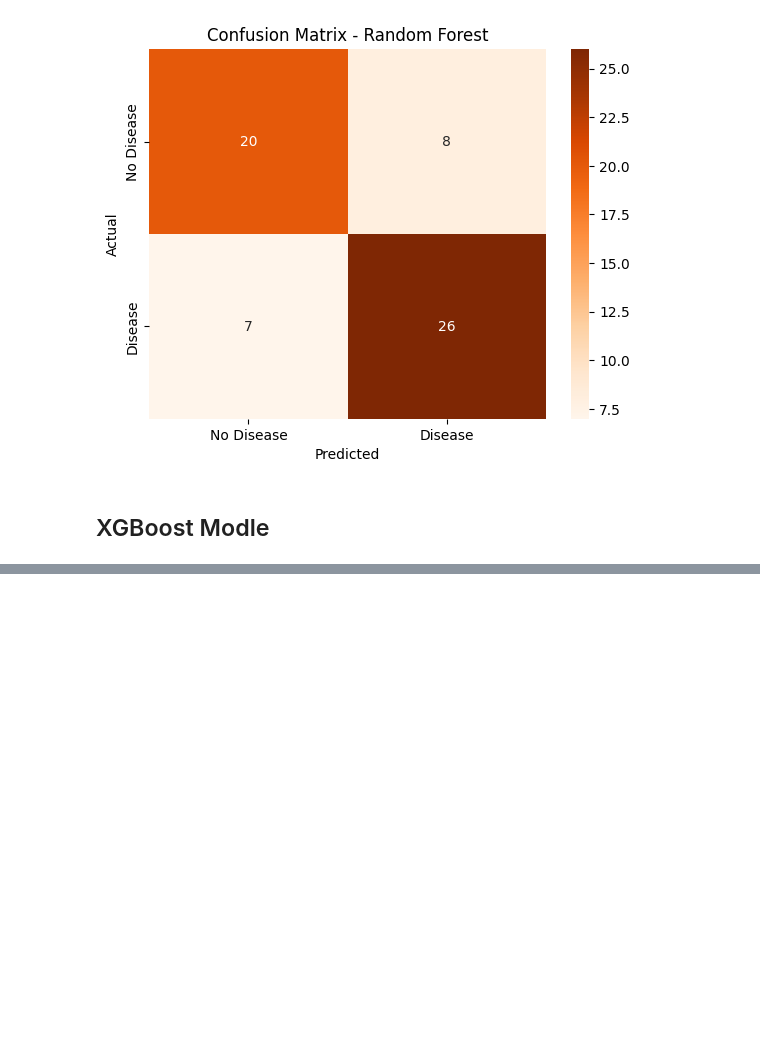
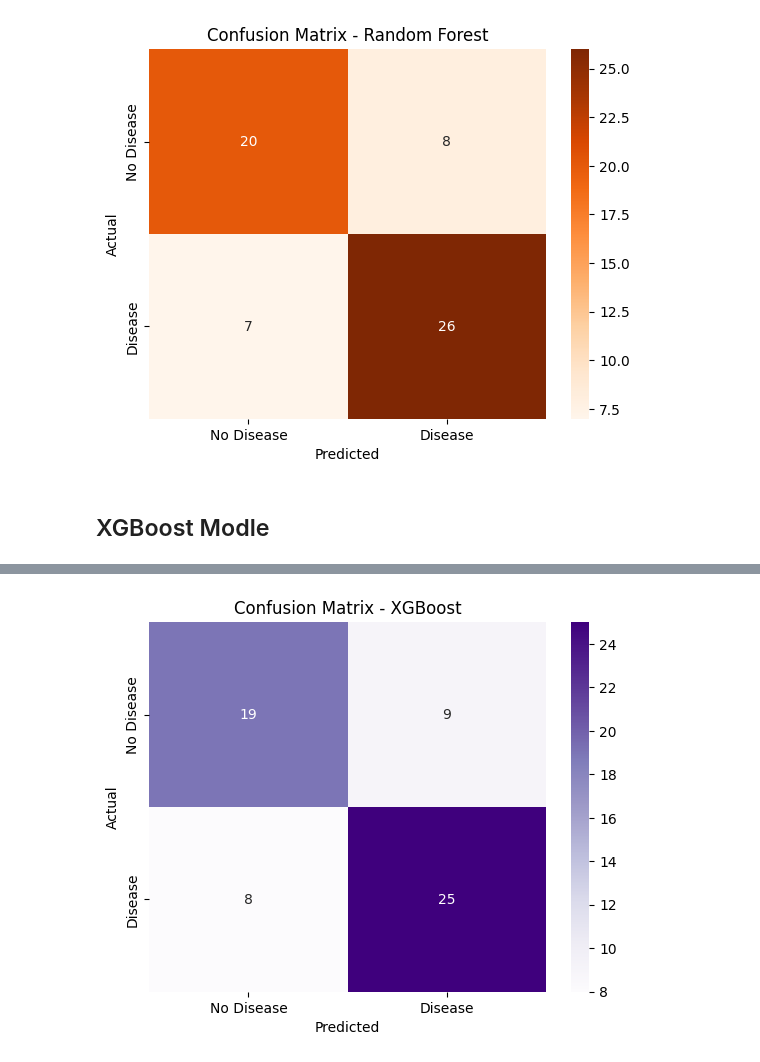
Before and after one commit to seif3amer/Code-Alpha-Tasks, a Jupyter notebook: CodeAlpha_Disease Prediction from Medical Data/task2.ipynb, the cells around one changed output, grey strips where cells are left out. Saved outputs shown, nothing was run; the diff lists cells and outputs as text; code cells hidden in the pictures; blank space fills up the shorter version.

```diff
--- a/CodeAlpha_Disease Prediction from Medical Data/task2.ipynb
+++ b/CodeAlpha_Disease Prediction from Medical Data/task2.ipynb
@@ -345,3 +346,10 @@ results.append({
 })
 # %% [markdown]
 ## XGBoost Modle
+# %%
+xgb_model = XGBClassifier(
+    random_state=42,
+    eval_metric="logloss"
+)
+
+xgb_model.fit(x_train, y_train)
@@ -347,0 +369,3 @@ results.append({
+# %%
+y_pred = xgb_model.predict(x_test)
+y_prob = xgb_model.predict_proba(x_test)[:, 1]
@@ -347,0 +401,19 @@ results.append({
+# %%
+
+cm = confusion_matrix(y_test, y_pred)
+
+sns.heatmap(
+    cm,
+    annot=True,
+    fmt="d",
+    cmap="Purples",
+    xticklabels=["No Disease", "Disease"],
+    yticklabels=["No Disease", "Disease"]
+)
+
+plt.title("Confusion Matrix - XGBoost")
+plt.xlabel("Predicted")
+plt.ylabel("Actual")
+plt.show()
+# %% [output]
+[figure, added]
```
Also changed, not shown: parts of 9 cells of this notebook.
